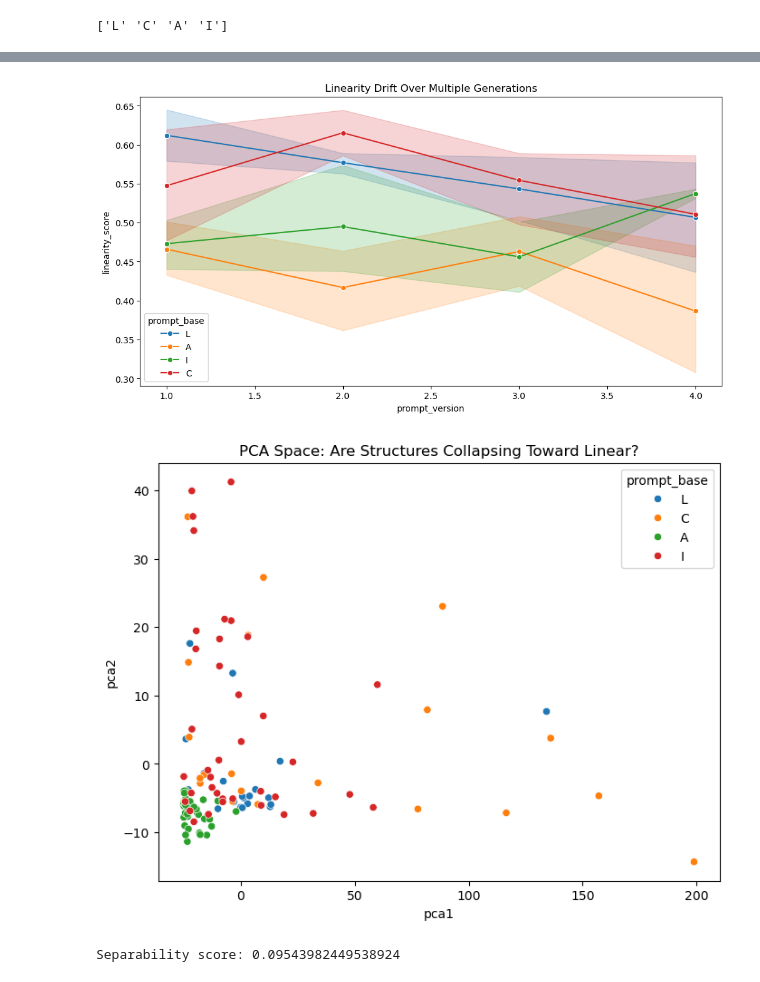
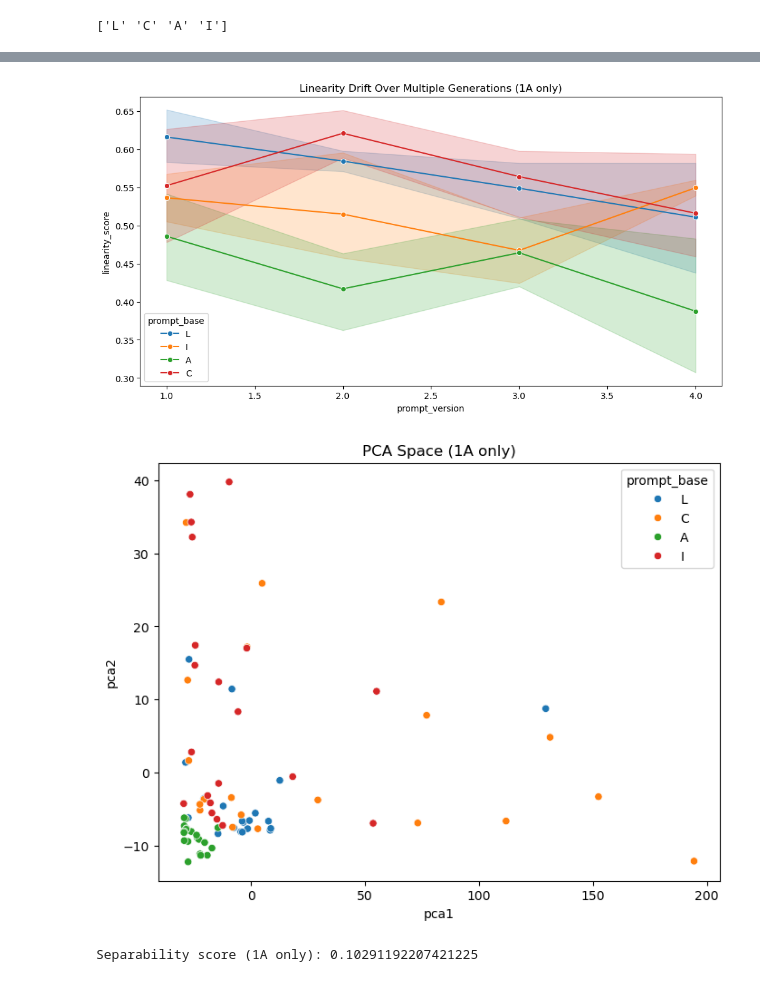
Before and after one commit to Xin-10/E1-Temporal-Structure-AI-Video, a Jupyter notebook: Notebooks/E1_04_analysis.ipynb, the cells around one changed output, grey strips where cells are left out. Cells and saved outputs as stored; diff of their text form; code cells hidden in the pictures.

```diff
--- a/Notebooks/E1_04_analysis.ipynb
+++ b/Notebooks/E1_04_analysis.ipynb
@@ -329,5 +341,8 @@ speed_std 0.0033401004888472287
 # %% [markdown]
 ### Bias
+# %%
+df_bias = df.iloc[:80].copy()
+df_bias = df_bias.reset_index(drop=True)
 # %%
 linear_like_feats = ["trend_r2", "speed_std", "pause_ratio",
                      "direction_consistency", "speed_entropy"]
@@ -374,8 +363,8 @@ def extract_structure_from_id(pid):
         return parts[1]
     return None
 
-df["prompt_base"] = df["prompt_id"].apply(extract_structure_from_id)
-print(df["prompt_base"].unique())
+df_bias["prompt_base"] = df_bias["prompt_id"].apply(extract_structure_from_id)
+print(df_bias["prompt_base"].unique())
 # %% [output]
 ['L' 'C' 'A' 'I']
 # %%
@@ -384,11 +373,19 @@ from sklearn.preprocessing import MinMaxScaler
 linear_feats = ["trend_r2", "speed_std", "pause_ratio",
                 "direction_consistency", "speed_entropy"]
 
-df_scaled = df[linear_feats].copy()
+df_scaled = df_bias[linear_feats].copy()
 
 df_scaled["speed_std"] = -df_scaled["speed_std"]
 df_scaled["pause_ratio"] = -df_scaled["pause_ratio"]
 df_scaled["speed_entropy"] = -df_scaled["speed_entropy"]
 
-scaler = MinMaxScaler()
-df["linearity_score"] = scaler.fit_transform(df_scaled).mean(axis=1)
+scaler_mm = MinMaxScaler()
+df_bias["linearity_score"] = scaler_mm.fit_transform(df_scaled).mean(axis=1)
+
+bias_summary = df_bias.groupby("prompt_base")["linearity_score"].mean().sort_values()
+print(bias_summary)
+
+plt.figure(figsize=(10,6))
+sns.boxplot(data=df_bias, x="prompt_base", y="linearity_score")
+plt.title("Linearity Bias Across Prompt Categories (1A only)")
+plt.show()
@@ -412,34 +400,34 @@ plt.show()
 # %%
-df["prompt_version"] = df["prompt_id"].str.extract(r"-(\d+)$").astype(int)
+df_bias["prompt_version"] = df_bias["prompt_id"].str.extract(r"-(\d+)$").astype(int)
 
 plt.figure(figsize=(12,6))
 sns.lineplot(
-    data=df.sort_values("prompt_version"),
+    data=df_bias.sort_values("prompt_version"),
     x="prompt_version", y="linearity_score",
     hue="prompt_base", marker="o"
 )
-plt.title("Linearity Drift Over Multiple Generations")
+plt.title("Linearity Drift Over Multiple Generations (1A only)")
 plt.show()
 # %% [output]
-[figure, old version]
+[figure, new version]
 # %%
-X = df[features].fillna(0)
+from sklearn.decomposition import PCA
+from sklearn.metrics import silhouette_score
+
+X = df_bias[features].fillna(0)
 pca = PCA(n_components=2).fit_transform(X)
 
-df["pca1"] = pca[:,0]
-df["pca2"] = pca[:,1]
+df_bias["pca1"] = pca[:,0]
+df_bias["pca2"] = pca[:,1]
 
 plt.figure(figsize=(8,6))
-sns.scatterplot(data=df, x="pca1", y="pca2", hue="prompt_base")
-plt.title("PCA Space: Are Structures Collapsing Toward Linear?")
+sns.scatterplot(data=df_bias, x="pca1", y="pca2", hue="prompt_base")
+plt.title("PCA Space (1A only)")
 plt.show()
+
+X_scaled = StandardScaler().fit_transform(df_bias[features].fillna(0))
+score = silhouette_score(X_scaled, df_bias["prompt_base"])
+print("Separability score (1A only):", score)
 # %% [output]
-[figure, old version]
+[figure, new version]
+Separability score (1A only): 0.10291192207421225
-# %%
-from sklearn.metrics import silhouette_score
-
-X_scaled = StandardScaler().fit_transform(df[features].fillna(0))
-score = silhouette_score(X_scaled, df["prompt_base"])
-print("Separability score:", score)
-# %% [output]
-Separability score: 0.09543982449538924
```
Also changed, not shown: parts of 11 cells of this notebook.
